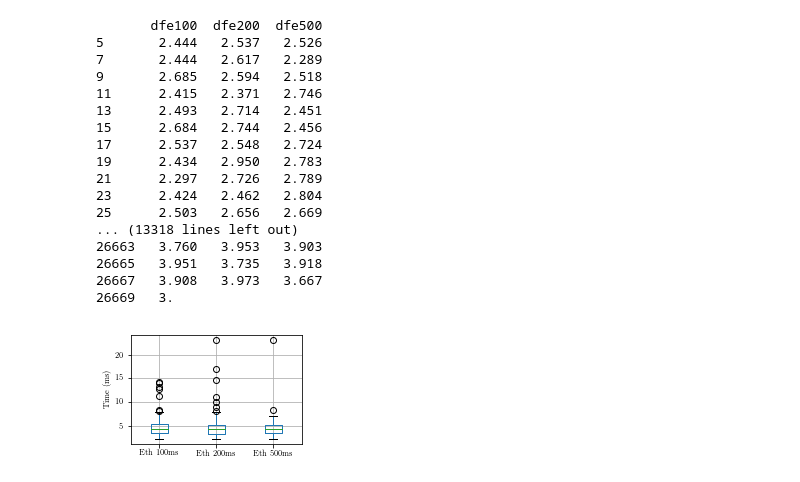
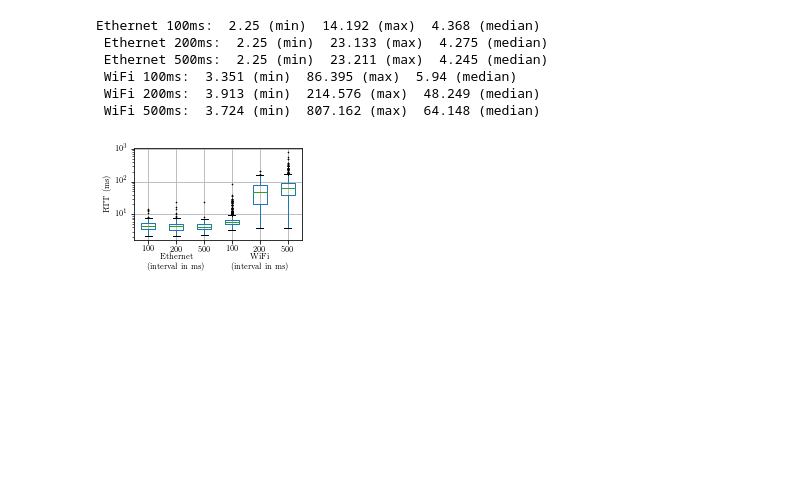
Before and after one commit to Timo2907/picoquic, a Jupyter notebook: experiments/wifi-experiments/results/eval_plot.ipynb, the cells around one changed output. Saved outputs shown, nothing was run; the diff lists cells and outputs as text; code cells hidden in the pictures; blank space fills up the shorter version.

```diff
--- a/experiments/wifi-experiments/results/eval_plot.ipynb
+++ b/experiments/wifi-experiments/results/eval_plot.ipynb
@@ -122,56 +122,75 @@ for f in glob.iglob('./*1016-*/*firstKPIs', recursive=True): # /*directoryRegExp
 # %%
 #WiFi vs ETH
 #BOXPLOT - application RTT (current rtt)
 dfe100 = pd.read_csv('./analysis_wifi-vs-eth/eth_100ms_36k-msgs/firstKPIs', delim_whitespace=True, names = ['seconds_offset', 'cwin', 'bytes-in-flight', 'nb_ret',
                                                         'rtt_min', 'current_rtt', 'send_time','reception_time',
                                                         'current_ackdelay', 'srtt', 'rtt_var', 'max_ackdelay', 'state'])
 dfe200 = pd.read_csv('./analysis_wifi-vs-eth/eth_200ms_36k-msgs/firstKPIs', delim_whitespace=True, names = ['seconds_offset', 'cwin', 'bytes-in-flight', 'nb_ret',
                                                         'rtt_min', 'current_rtt', 'send_time','reception_time',
                                                         'current_ackdelay', 'srtt', 'rtt_var', 'max_ackdelay', 'state'])
 dfe500 = pd.read_csv('./analysis_wifi-vs-eth/eth_500ms_36k-msgs/firstKPIs', delim_whitespace=True, names = ['seconds_offset', 'cwin', 'bytes-in-flight', 'nb_ret',
                                                         'rtt_min', 'current_rtt', 'send_time','reception_time',
                                                         'current_ackdelay', 'srtt', 'rtt_var', 'max_ackdelay', 'state'])
+dfw100 = pd.read_csv('./analysis_wifi-vs-eth/wifi_100ms_36k-msgs/firstKPIs', delim_whitespace=True, names = ['seconds_offset', 'cwin', 'bytes-in-flight', 'nb_ret',
+                                                        'rtt_min', 'current_rtt', 'send_time','reception_time',
+                                                        'current_ackdelay', 'srtt', 'rtt_var', 'max_ackdelay', 'state'])
+dfw200 = pd.read_csv('./analysis_wifi-vs-eth/wifi_200ms_36k-msgs/firstKPIs', delim_whitespace=True, names = ['seconds_offset', 'cwin', 'bytes-in-flight', 'nb_ret',
+                                                        'rtt_min', 'current_rtt', 'send_time','reception_time',
+                                                        'current_ackdelay', 'srtt', 'rtt_var', 'max_ackdelay', 'state'])
+dfw500 = pd.read_csv('./analysis_wifi-vs-eth/wifi_500ms_36k-msgs/firstKPIs', delim_whitespace=True, names = ['seconds_offset', 'cwin', 'bytes-in-flight', 'nb_ret',
+                                                        'rtt_min', 'current_rtt', 'send_time','reception_time',
+                                                        'current_ackdelay', 'srtt', 'rtt_var', 'max_ackdelay', 'state'])
 
 dfe100 = dfe100[dfe100.index % 2 != 0]
 dfe100 = dfe100[dfe100.state == 15]
 dfe200 = dfe200[dfe200.index % 2 != 0]
 dfe200 = dfe200[dfe200.state == 15]
 dfe500 = dfe500[dfe500.index % 2 != 0]
 dfe500 = dfe500[dfe500.state == 15]
 
+dfw100 = dfw100[dfw100.index % 2 != 0]
+dfw100 = dfw100[dfw100.state == 15]
+dfw200 = dfw200[dfw200.index % 2 != 0]
+dfw200 = dfw200[dfw200.state == 15]
+dfw500 = dfw500[dfw500.index % 2 != 0]
+dfw500 = dfw500[dfw500.state == 15]
+
 df = pd.DataFrame()
 df['dfe100'] = dfe100.current_rtt.apply(lambda x: x / 1000) #from us to ms
 df['dfe200'] = dfe200.current_rtt.apply(lambda x: x / 1000) #from us to ms
 df['dfe500'] = dfe500.current_rtt.apply(lambda x: x / 1000) #from us to ms
+df['dfw100'] = dfw100.current_rtt.apply(lambda x: x / 1000) #from us to ms
+df['dfw200'] = dfw200.current_rtt.apply(lambda x: x / 1000) #from us to ms
+df['dfw500'] = dfw500.current_rtt.apply(lambda x: x / 1000) #from us to ms
+
+print('Ethernet 100ms: ', df.dfe100.min(), '(min) ', df.dfe100.max(), '(max) ', df.dfe100.median(), '(median) ', '\n',
+      'Ethernet 200ms: ', df.dfe100.min(), '(min) ', df.dfe200.max(), '(max) ', df.dfe200.median(), '(median) ', '\n',
+      'Ethernet 500ms: ', df.dfe100.min(), '(min) ', df.dfe500.max(), '(max) ', df.dfe500.median(), '(median) ', '\n',
+      'WiFi 100ms: ', df.dfw100.min(), '(min) ', df.dfw100.max(), '(max) ', df.dfw100.median(), '(median) ', '\n',
+      'WiFi 200ms: ', df.dfw200.min(), '(min) ', df.dfw200.max(), '(max) ', df.dfw200.median(), '(median) ', '\n',
+      'WiFi 500ms: ', df.dfw500.min(), '(min) ', df.dfw500.max(), '(max) ', df.dfw500.median(), '(median) ', '\n')
 
 
-print(df.to_string())
+#print(df.to_string())
 
-fig = df.boxplot(showfliers=True) #showfliers=False -> circles outside of the boxplot
+fig = df.boxplot(showfliers=True, flierprops={'markersize': 1, 'marker': 'x',
+                                              'markerfacecolor': 'none', 'markeredgecolor': 'black'})
+                #showfliers=False -> circles outside of the boxplot
 
-plt.xticks([1, 2, 3], ['Eth 100ms', 'Eth 200ms', 'Eth 500ms'])
-fig.set_ylabel('Time (ms)')
+fig.set_yscale('log')
+
+plt.xticks([1, 2, 3, 4, 5, 6], ['100', '200\nEthernet\n(interval in ms)', '500', '100', '200\nWiFi\n(interval in ms)', '500'])
+fig.set_ylabel('RTT (ms)')
 plt.tight_layout()
-plt.savefig("./analysis_wifi-vs-eth/rtt_boxplots_eth_100-200-500ms.pdf")
+plt.savefig("./analysis_wifi-vs-eth/rtt_boxplots_wifi-vs-eth_100-200-500ms_ylog_fliers.pdf")
 # %% [output]
-       dfe100  dfe200  dfe500
-5       2.444   2.537   2.526
-7       2.444   2.617   2.289
-9       2.685   2.594   2.518
-11      2.415   2.371   2.746
-13      2.493   2.714   2.451
-15      2.684   2.744   2.456
-17      2.537   2.548   2.724
-19      2.434   2.950   2.783
-21      2.297   2.726   2.789
-23      2.424   2.462   2.804
-25      2.503   2.656   2.669
-... (13318 lines left out)
-26663   3.760   3.953   3.903
-26665   3.951   3.735   3.918
-26667   3.908   3.973   3.667
-26669   3.
+Ethernet 100ms:  2.25 (min)  14.192 (max)  4.368 (median)
+ Ethernet 200ms:  2.25 (min)  23.133 (max)  4.275 (median)
+ Ethernet 500ms:  2.25 (min)  23.211 (max)  4.245 (median)
+ WiFi 100ms:  3.351 (min)  86.395 (max)  5.94 (median)
+ WiFi 200ms:  3.913 (min)  214.576 (max)  48.249 (median)
+ WiFi 500ms:  3.724 (min)  807.162 (max)  64.148 (median)
-[figure, old version]
+[figure, new version]
 # %%
 #WiFi vs ETH
 #BOXPLOT - application RTT (current rtt)
```
Also changed, not shown: 9 other files.
